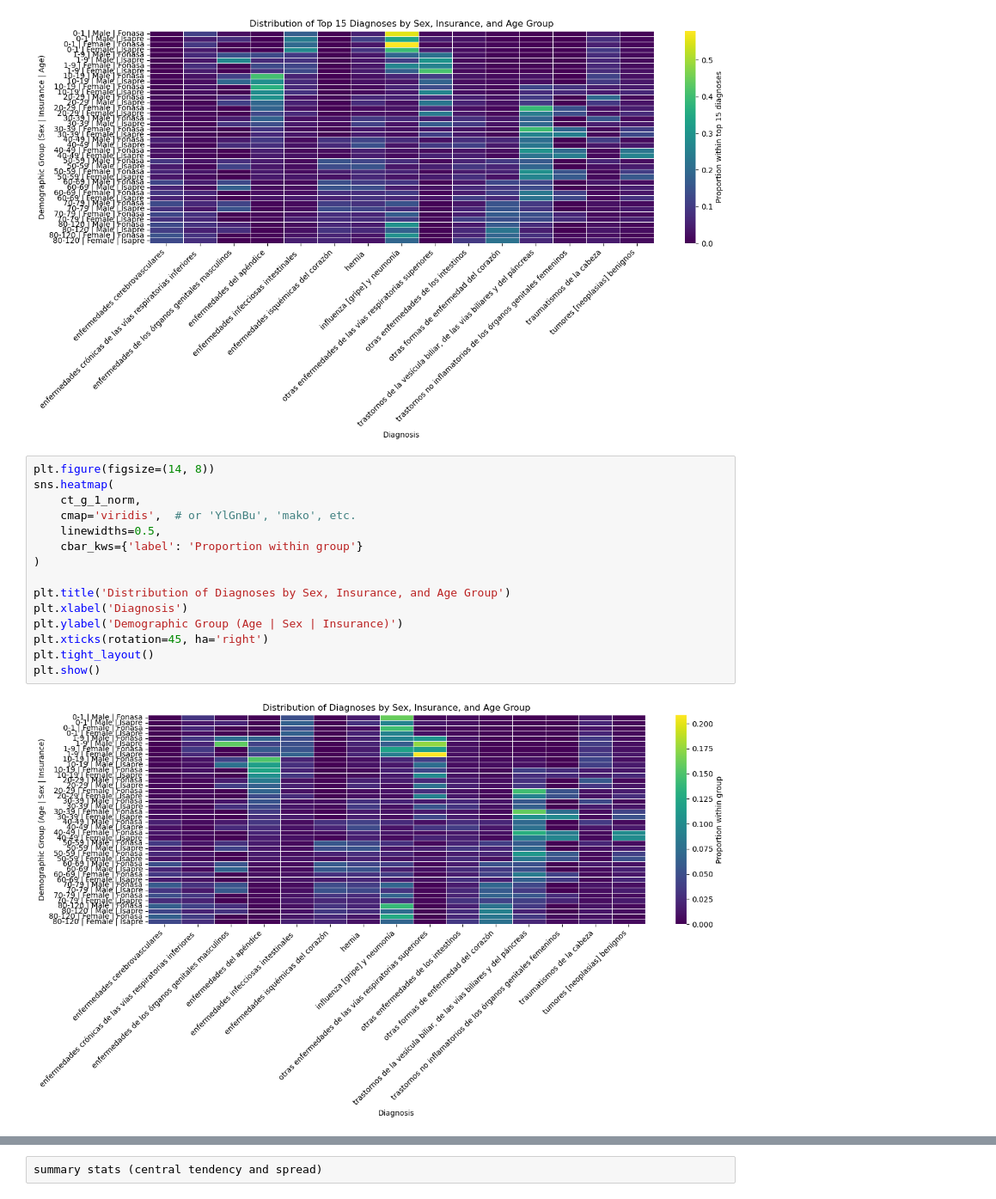
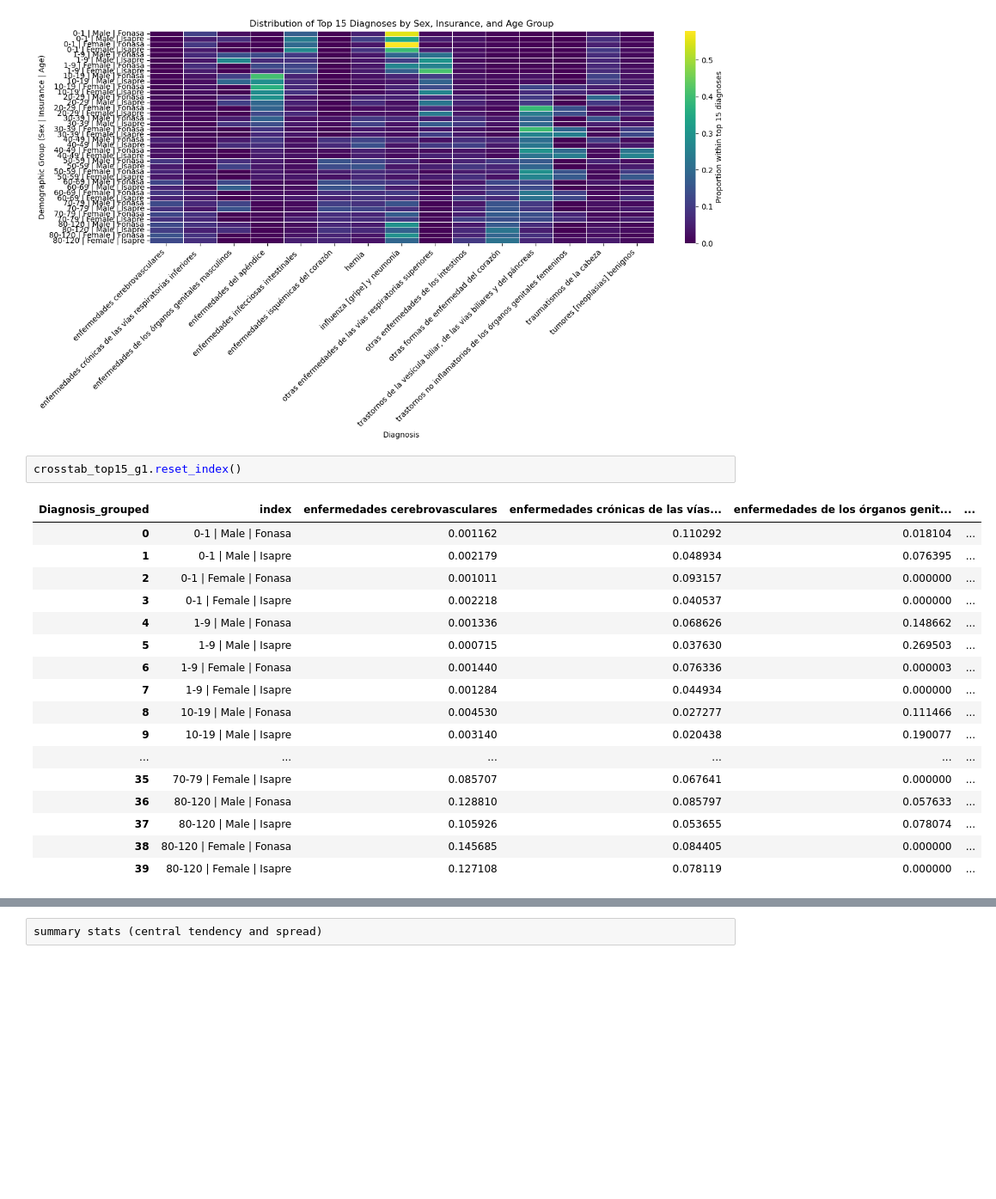
Before and after one commit to mirkopodunavak1996/EDAHospDischarges_Chile2001-2024, a Jupyter notebook: notebooks/General_Analysis_2001-2024_Multivariate(3).ipynb, the cells around one changed output, grey strips where cells are left out. Shown at 86% size. Drawn from its saved outputs; the diff is of its cells as text; blank space fills up the shorter version.

```diff
--- a/notebooks/General_Analysis_2001-2024_Multivariate(3).ipynb
+++ b/notebooks/General_Analysis_2001-2024_Multivariate(3).ipynb
@@ -365,20 +391,23 @@ plt.tight_layout()
 plt.show()
 # %% [output]
 [figure]
-# %%
-plt.figure(figsize=(14, 8))
-sns.heatmap(
-    ct_g_1_norm,
-    cmap='viridis',  # or 'YlGnBu', 'mako', etc.
-    linewidths=0.5,
-    cbar_kws={'label': 'Proportion within group'}
-)
-
-plt.title('Distribution of Diagnoses by Sex, Insurance, and Age Group')
-plt.xlabel('Diagnosis')
-plt.ylabel('Demographic Group (Age | Sex | Insurance)')
-plt.xticks(rotation=45, ha='right')
-plt.tight_layout()
-plt.show()
-# %% [output]
-[figure, removed]
+# %%
+crosstab_top15_g1.reset_index()
+# %% [output]
+| Diagnosis_grouped | index | enfermedades cerebrovasculares | enfermedades crónicas de las vías... | enfermedades de los órganos genit... | ... |
+| 0 | 0-1 | Male | Fonasa | 0.001162 | 0.110292 | 0.018104 | ... |
+| 1 | 0-1 | Male | Isapre | 0.002179 | 0.048934 | 0.076395 | ... |
+| 2 | 0-1 | Female | Fonasa | 0.001011 | 0.093157 | 0.000000 | ... |
+| 3 | 0-1 | Female | Isapre | 0.002218 | 0.040537 | 0.000000 | ... |
+| 4 | 1-9 | Male | Fonasa | 0.001336 | 0.068626 | 0.148662 | ... |
+| 5 | 1-9 | Male | Isapre | 0.000715 | 0.037630 | 0.269503 | ... |
+| 6 | 1-9 | Female | Fonasa | 0.001440 | 0.076336 | 0.000003 | ... |
+| 7 | 1-9 | Female | Isapre | 0.001284 | 0.044934 | 0.000000 | ... |
+| 8 | 10-19 | Male | Fonasa | 0.004530 | 0.027277 | 0.111466 | ... |
+| 9 | 10-19 | Male | Isapre | 0.003140 | 0.020438 | 0.190077 | ... |
+| ... | ... | ... | ... | ... | ... |
+| 35 | 70-79 | Female | Isapre | 0.085707 | 0.067641 | 0.000000 | ... |
+| 36 | 80-120 | Male | Fonasa | 0.128810 | 0.085797 | 0.057633 | ... |
+| 37 | 80-120 | Male | Isapre | 0.105926 | 0.053655 | 0.078074 | ... |
+| 38 | 80-120 | Female | Fonasa | 0.145685 | 0.084405 | 0.000000 | ... |
+| 39 | 80-120 | Female | Isapre | 0.127108 | 0.078119 | 0.000000 | ... |
```
Also changed, not shown: parts of 13 cells of this notebook.
